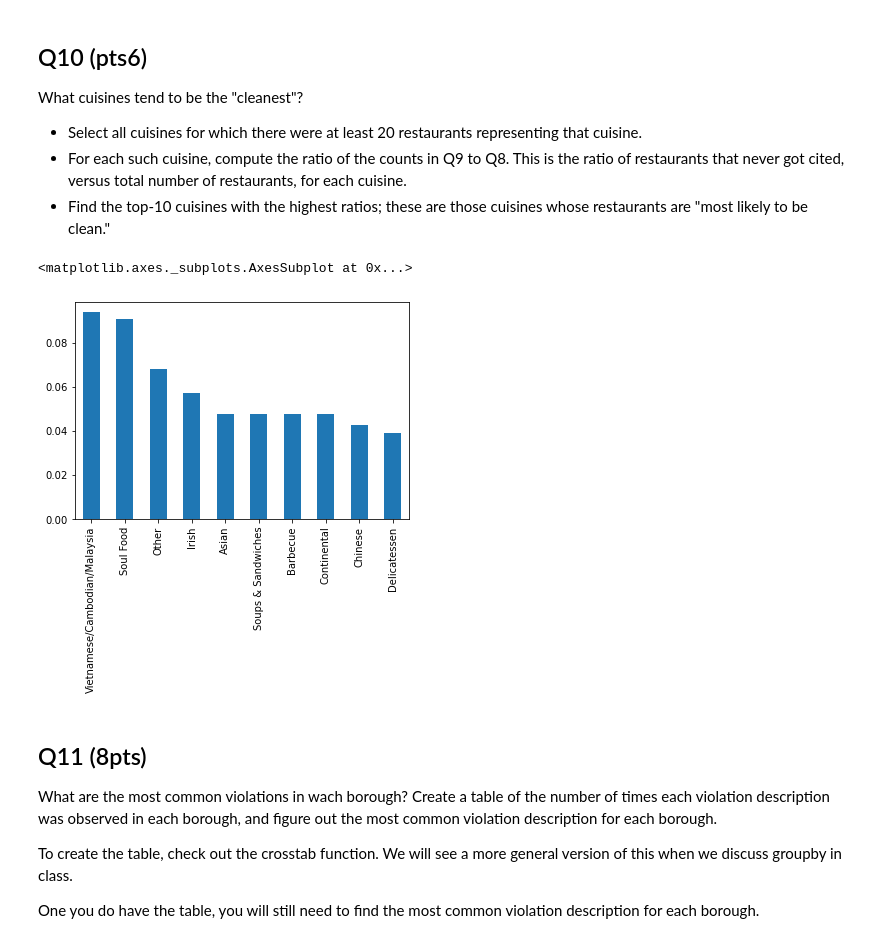
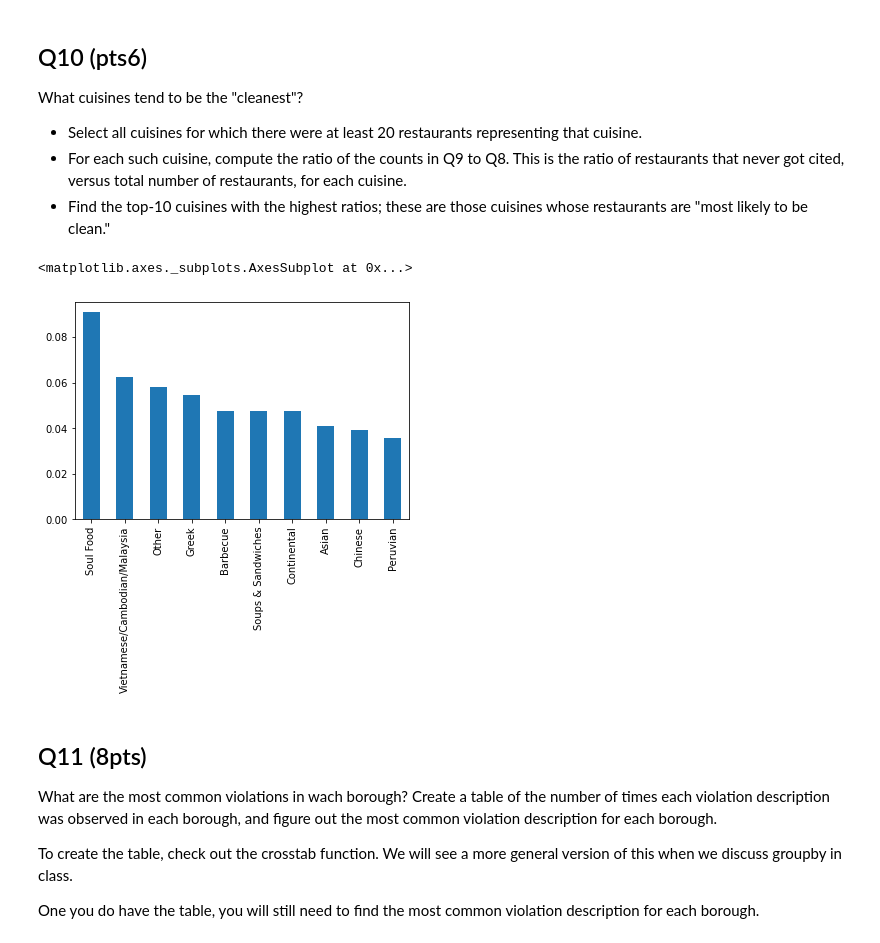
Before and after one commit to jordandpflum/dataAnalyticsProgrammingHW2, a Jupyter notebook: DataAnalyticsProgrammingHW2.ipynb, the cells around one changed output. Cells and saved outputs as stored; diff of their text form; code cells hidden in the pictures.

```diff
--- a/DataAnalyticsProgrammingHW2.ipynb
+++ b/DataAnalyticsProgrammingHW2.ipynb
@@ -24,12 +26,3 @@ Populating the interactive namespace from numpy and matplotlib
-# %%
-# Data Cleansing
-# Remove Missing Borough Information
-mask = (df['BORO'] == 'Missing')
-df.loc[mask, 'BORO'] = np.nan # This sets the value to NaN
-
-# Change Missing Violation Code to "No Citation"
-mask = df['VIOLATION CODE'].isnull()
-df.loc[mask, 'VIOLATION CODE'] = "No Vilolation"
 # %% [markdown]
 ## Q1 (6pts)
 Create a unique name for each restaurant. On the
@@ -184,6 +212,10 @@ What cuisines tend to be the "cleanest"?
 * For each such cuisine, compute the ratio of the counts in Q9 to Q8. This is the ratio of restaurants that never got cited, versus total number of restaurants, for each cuisine.
 * Find the top-10 cuisines with the highest ratios; these are those cuisines whose restaurants are "most likely to be clean."
 # %%
+## Total Resaurants per Cuisine ##
+# Get Unique Restaurants
+uniqueRestaurantsDF = df.drop_duplicates(subset='RESTAURANT')
+
 # Count of Restaurants by Cuisine
 cuisinePopularity = uniqueRestaurantsDF['CUISINE DESCRIPTION'].value_counts()
 
@@ -191,38 +223,43 @@ cuisinePopularity = uniqueRestaurantsDF['CUISINE DESCRIPTION'].value_counts()
 numRestaurantPerRestaurant_mask = (cuisinePopularity >= 20)
 popularCuisineCounts = cuisinePopularity[numRestaurantPerRestaurant_mask]
 popularCuisineList = popularCuisineCounts.index.tolist()
 
 # Create Dataframe with only popular cuisines
 mask = uniqueRestaurantsDF['CUISINE DESCRIPTION'].isin(popularCuisineList)
 popularCuisineRestaurants = uniqueRestaurantsDF[mask]
 
 # Compute total restaurants for each cuisine
 totalRestaurantsPerCuisine = popularCuisineRestaurants['CUISINE DESCRIPTION'].value_counts()
 
-# Compute total restaurants for each cuisine that has never been cited
-mask = (popularCuisineRestaurants['VIOLATION CODE'] == "No Vilolation")
-cleanRestaurants = popularCuisineRestaurants[mask]
+## Clean Restaurants per Cuisine ##
+# Group by restaurant
+restaurantComplaintDF = pd.crosstab(df['RESTAURANT'], df['VIOLATION CODE'])
+restaurantsWithComplains = restaurantComplaintDF.index.tolist()
+
+# Keep only restaurants that have only nulls (totally clean restaurants)
+mask = ~df['RESTAURANT'].isin(restaurantsWithComplains)
+cleanRestaurants = df[mask]
 
 # Count Cuisines in Clean Restaurants
 cleanCuisinePopularity = cleanRestaurants['CUISINE DESCRIPTION'].value_counts()
 
+## Ratio of Clean Restaurants per Cuisine to total restaurants per Cuisine ##
 # Compute Ratio of Clean Cuisines vs Total Cuisines
 cleanPopularCuisineRatio = cleanCuisinePopularity / totalRestaurantsPerCuisine
 
 # Drop NAs
 mask = cleanPopularCuisineRatio.notnull()
 cleanPopularCuisineRatio = cleanPopularCuisineRatio[mask]
 
 # Sort Values
 cleanPopularCuisineRatio = cleanPopularCuisineRatio.sort_values(ascending=False)
 
-
 # Plot Top 10 Cuisines with highest Ratio
 top20CuisineRatios = cleanPopularCuisineRatio[:10]
 top20CuisineRatios.plot(kind='bar')
 # %% [output]
 <matplotlib.axes._subplots.AxesSubplot at 0x...>
-[figure, old version]
+[figure, new version]
 # %% [markdown]
 ## Q11 (8pts)
 What are the most common violations in wach borough? Create a table of the number of times each violation description was observed in each borough, and figure out the most common violation description for each borough.
```
Also changed, not shown: parts of 18 cells of this notebook.
